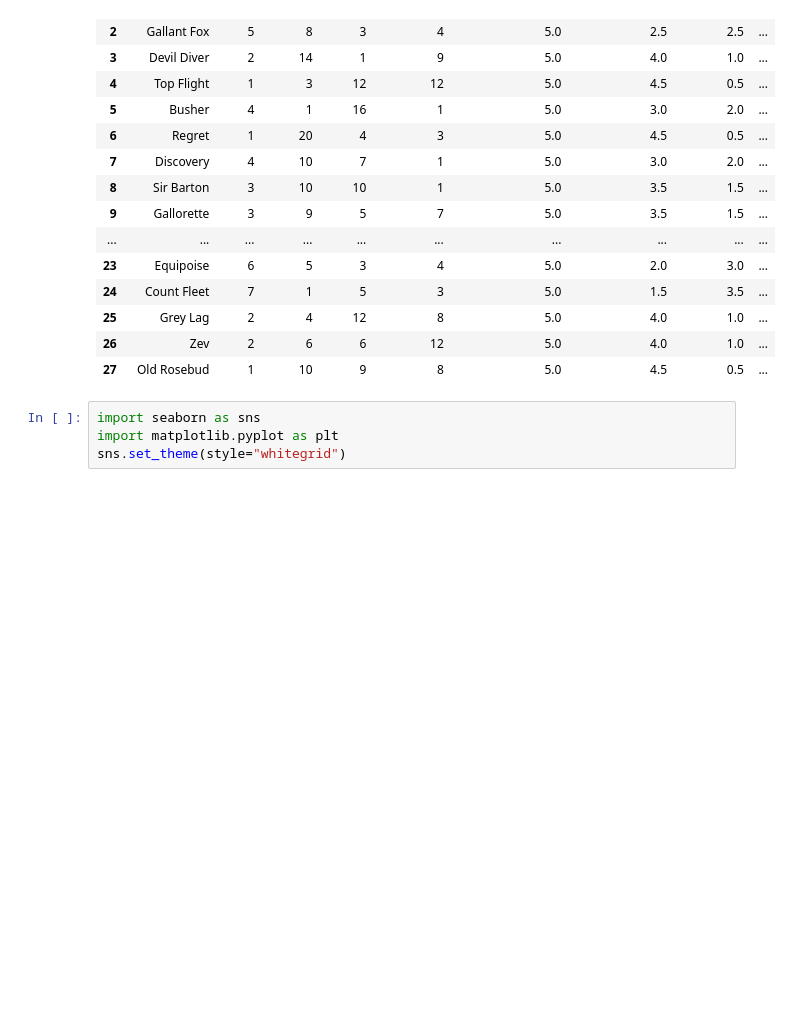
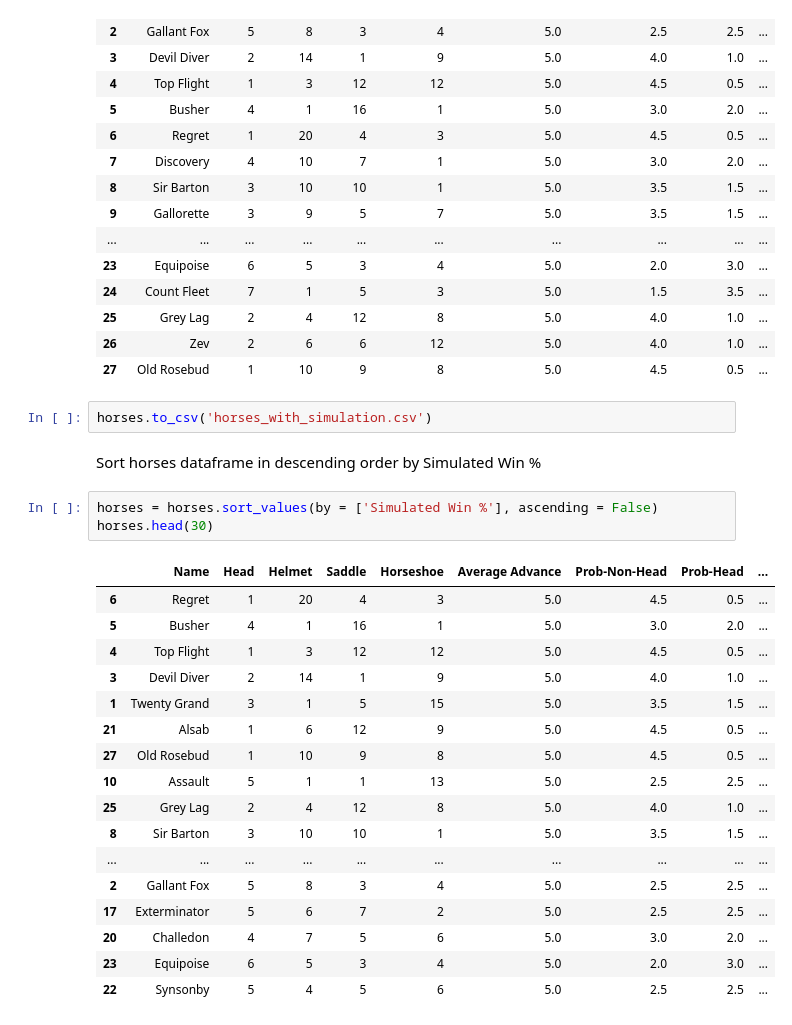
Before and after one commit to mnocerino23/Winner-s-Circle-Strategy-Analysis, a Jupyter notebook: Winner'sCircle.ipynb, the cells around one changed output. Drawn from its saved outputs; the diff is of its cells as text; blank space fills up the shorter version.

```diff
--- a/Winner'sCircle.ipynb
+++ b/Winner'sCircle.ipynb
@@ -322,7 +325,28 @@ horses.head(30)
 | 25 | Grey Lag | 2 | 4 | 12 | 8 | 5.0 | 4.0 | 1.0 | ... |
 | 26 | Zev | 2 | 6 | 6 | 12 | 5.0 | 4.0 | 1.0 | ... |
 | 27 | Old Rosebud | 1 | 10 | 9 | 8 | 5.0 | 4.5 | 0.5 | ... |
-# %%
-import seaborn as sns
-import matplotlib.pyplot as plt
-sns.set_theme(style="whitegrid")
+# %%
+horses.to_csv('horses_with_simulation.csv')
+# %% [markdown]
+Sort horses dataframe in descending order by Simulated Win %
+# %%
+horses = horses.sort_values(by = ['Simulated Win %'], ascending = False)
+horses.head(30)
+# %% [output]
+|  | Name | Head | Helmet | Saddle | Horseshoe | Average Advance | Prob-Non-Head | Prob-Head | ... |
+| 6 | Regret | 1 | 20 | 4 | 3 | 5.0 | 4.5 | 0.5 | ... |
+| 5 | Busher | 4 | 1 | 16 | 1 | 5.0 | 3.0 | 2.0 | ... |
+| 4 | Top Flight | 1 | 3 | 12 | 12 | 5.0 | 4.5 | 0.5 | ... |
+| 3 | Devil Diver | 2 | 14 | 1 | 9 | 5.0 | 4.0 | 1.0 | ... |
+| 1 | Twenty Grand | 3 | 1 | 5 | 15 | 5.0 | 3.5 | 1.5 | ... |
+| 21 | Alsab | 1 | 6 | 12 | 9 | 5.0 | 4.5 | 0.5 | ... |
+| 27 | Old Rosebud | 1 | 10 | 9 | 8 | 5.0 | 4.5 | 0.5 | ... |
+| 10 | Assault | 5 | 1 | 1 | 13 | 5.0 | 2.5 | 2.5 | ... |
+| 25 | Grey Lag | 2 | 4 | 12 | 8 | 5.0 | 4.0 | 1.0 | ... |
+| 8 | Sir Barton | 3 | 10 | 10 | 1 | 5.0 | 3.5 | 1.5 | ... |
+| ... | ... | ... | ... | ... | ... | ... | ... | ... | ... |
+| 2 | Gallant Fox | 5 | 8 | 3 | 4 | 5.0 | 2.5 | 2.5 | ... |
+| 17 | Exterminator | 5 | 6 | 7 | 2 | 5.0 | 2.5 | 2.5 | ... |
+| 20 | Challedon | 4 | 7 | 5 | 6 | 5.0 | 3.0 | 2.0 | ... |
+| 23 | Equipoise | 6 | 5 | 3 | 4 | 5.0 | 2.0 | 3.0 | ... |
+| 22 | Synsonby | 5 | 4 | 5 | 6 | 5.0 | 2.5 | 2.5 | ... |
```
Also changed, not shown: parts of 7 cells of this notebook.
